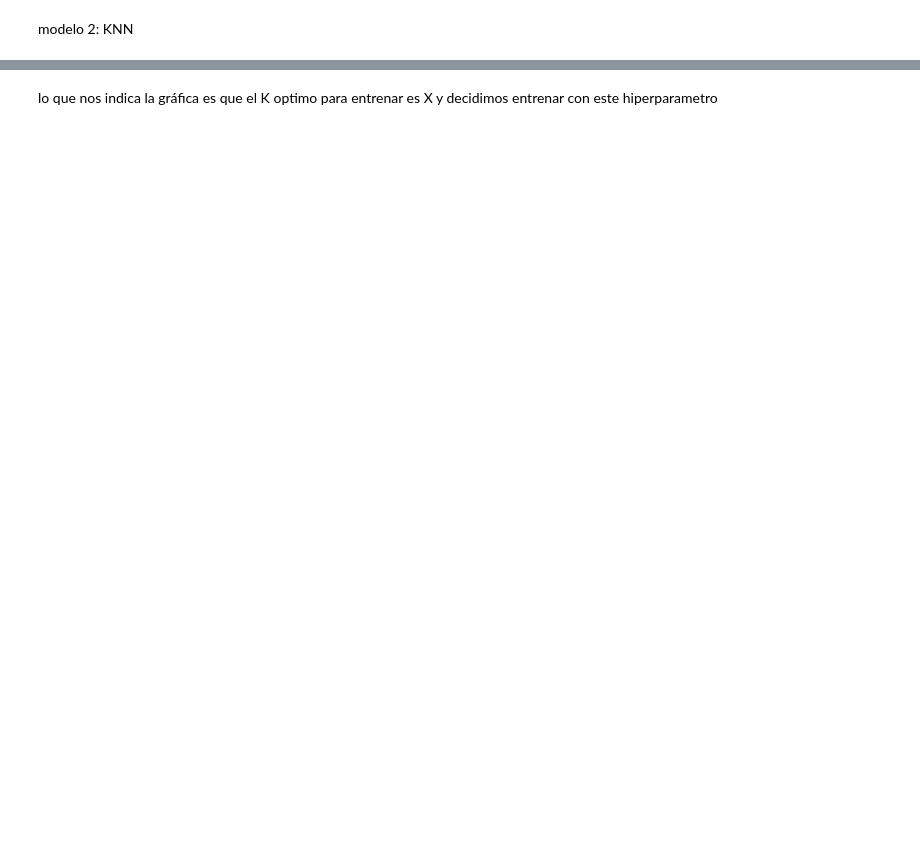
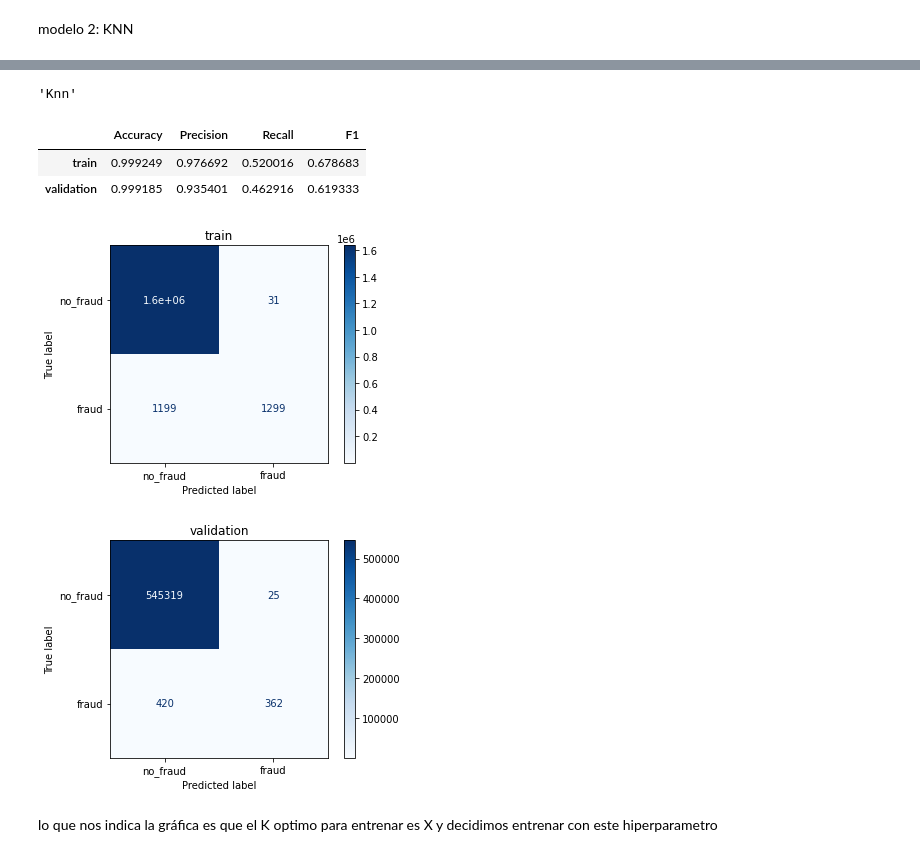
Before and after one commit to UlisesCravero/tp_ml_grupo_9, a Jupyter notebook: tp1_ML.ipynb, the cells around one changed output, grey strips where cells are left out. Drawn from its saved outputs; the diff is of its cells as text; code cells hidden in the pictures; blank space fills up the shorter version.

```diff
--- a/tp1_ML.ipynb
+++ b/tp1_ML.ipynb
@@ -566,2 +591,20 @@ evaluate_model(lr_model_si, title='ligistic regression', show_cm=True)
 # %% [markdown]
 modelo 2: KNN
+# %%
+knn_clf = KNeighborsClassifier(n_neighbors=1)
+parameters = {'n_neighbors': [3, 5, 7, 11],
+              'weights': ['distance'],
+              'p': [1, 2]}
+
+knn_grid_search = GridSearchCV(knn_clf, parameters, refit=True, verbose=1)
+knn_model_si = Pipeline([
+    ('mapper', mapper),
+    ('classifier', knn_grid_search),
+])
+
+knn_model_si.fit(train, train.is_fraud)
+
+print("Mejores parámetros encontrados:")
+print(knn_grid_search.best_params_)
+print("Puntuación media en el conjunto de validación:")
+print(knn_grid_search.best_score_)
@@ -567,0 +626,18 @@ modelo 2: KNN
+# %%
+rf_clf = RandomForestClassifier(random_state=42)
+parameters = {'n_estimators': [10, 20],
+              'max_depth':[10, 15, 20],
+              'max_features': [7, 11]}
+
+rf_grid_search = GridSearchCV(rf_clf, parameters,scoring = 'f1' , refit=True, verbose=1)
+rf_model = Pipeline([
+    ('mapper', mapper),
+    ('classifier', rf_grid_search),
+])
+
+rf_model.fit(train, train.is_fraud)
+
+print("Mejores parámetros encontrados:")
+print(rf_grid_search.best_params_)
+print("Puntuación media en el conjunto de validación:")
+print(rf_grid_search.best_score_)
@@ -594,13 +687,20 @@ plt.show()
-# %% [markdown]
-lo que nos indica la gráfica es que el K optimo para entrenar es X y decidimos entrenar con este hiperparametro
 # %%
-K = 5
+K = 3
 
 knn5_model = Pipeline([
     ('mapper', mapper),
     ('classifier', KNeighborsClassifier(n_neighbors=K)),
 ])
 
 knn5_model.fit(train, train.is_fraud)
 
 evaluate_model(knn5_model, title='Knn', show_cm=True)
+# %% [output]
+'Knn'
+|  | Accuracy | Precision | Recall | F1 |
+| train | 0.999249 | 0.976692 | 0.520016 | 0.678683 |
+| validation | 0.999185 | 0.935401 | 0.462916 | 0.619333 |
+[figure, added]
+[figure, added]
+# %% [markdown]
+lo que nos indica la gráfica es que el K optimo para entrenar es X y decidimos entrenar con este hiperparametro
```
Also changed, not shown: parts of 29 cells of this notebook, 2 other files.
